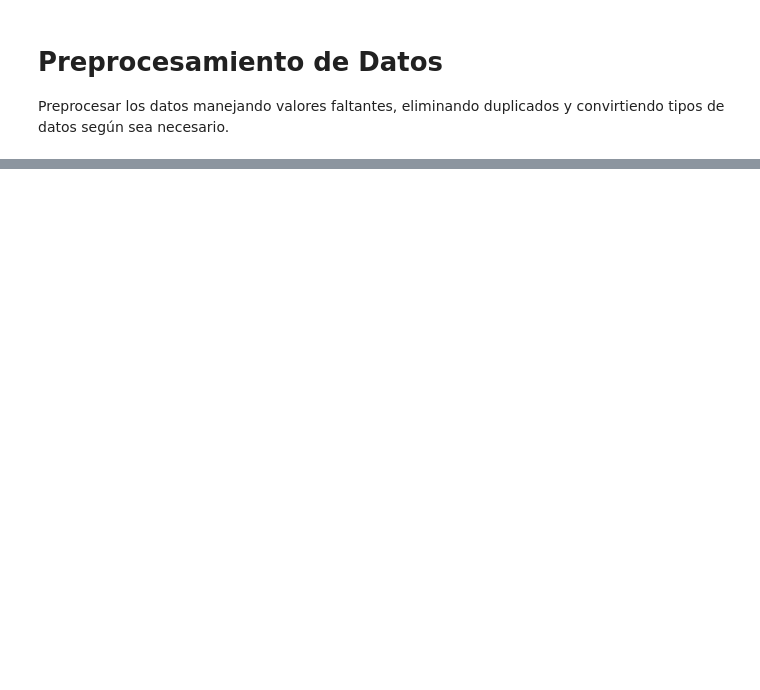
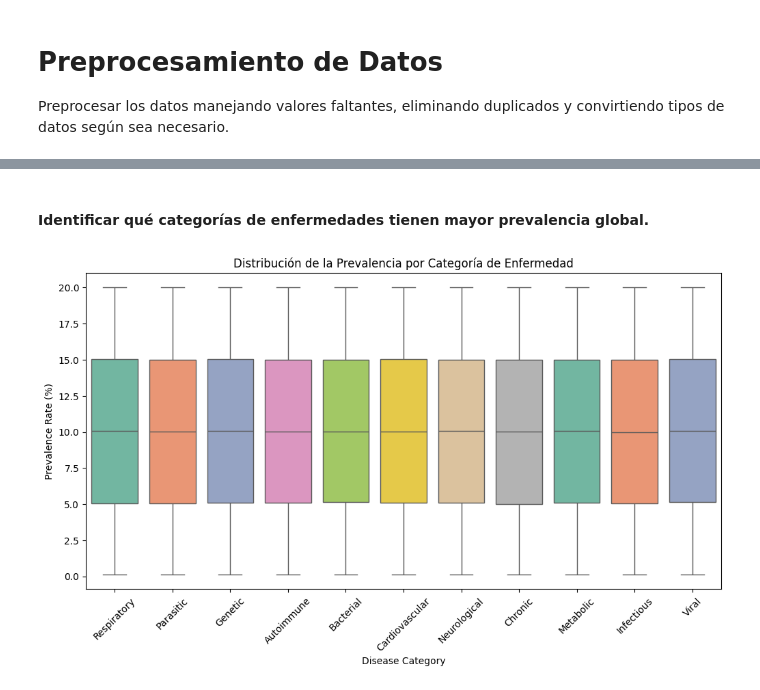
Before and after one commit to FelicianoRN01/PIA, a Jupyter notebook: Proyecto_Analisis/notebook_proyecto.ipynb, the cells around one changed output, grey strips where cells are left out. Saved outputs shown, nothing was run; the diff lists cells and outputs as text; code cells hidden in the pictures; blank space fills up the shorter version.

```diff
--- a/Proyecto_Analisis/notebook_proyecto.ipynb
+++ b/Proyecto_Analisis/notebook_proyecto.ipynb
@@ -188,9 +434,3 @@ for col in categorical_columns:
-# %%
-# Para columnas categóricas, llenar valores faltantes con la moda
-columnas_categoricas = df.select_dtypes(include=['category']).columns
-for col in columnas_categoricas:
-	moda = df[col].mode()[0]
-	df[col] = df[col].apply(lambda x: moda if pd.isnull(x) else x)
 # %%
 # Eliminar entradas duplicadas
 df.drop_duplicates(inplace=True)
@@ -238,7 +459,0 @@ plt.show()
-# %%
-# Calcular la probabilidad de ocurrencia de cada enfermedad basada en la prevalencia y la incidencia
-df['Probabilidad Prevalencia'] = df['Prevalence Rate (%)'] / 100
-df['Probabilidad Incidencia'] = df['Incidence Rate (%)'] / 100
-
-# Mostrar las primeras filas con las nuevas columnas de probabilidad
-df[['Disease Name', 'Probabilidad Prevalencia', 'Probabilidad Incidencia']].head()
@@ -462,0 +471,7 @@ En este proyecto, hemos llevado a cabo un análisis del conjunto de datos de est
+# %%
+# Eliminar las columnas especificadas
+columnas_a_eliminar = ['Disease Name', 'Population Affected', 'Average Treatment Cost (USD)', 'Improvement in 5 Years (%)']
+df.drop(columns=columnas_a_eliminar, inplace=True)
+
+# Verificar los cambios
+df.head()
@@ -462,0 +485,10 @@ En este proyecto, hemos llevado a cabo un análisis del conjunto de datos de est
+# %% [markdown]
+#### Identificar qué categorías de enfermedades tienen mayor prevalencia global.
+# %%
+plt.figure(figsize=(12, 6))
+sns.boxplot(data=df, x="Disease Category", y="Prevalence Rate (%)", palette="Set2")
+plt.title("Distribución de la Prevalencia por Categoría de Enfermedad")
+plt.xticks(rotation=45)
+plt.show()
+# %% [output]
+[figure, added]
```
Also changed, not shown: parts of 90 cells of this notebook, 1 other file.
